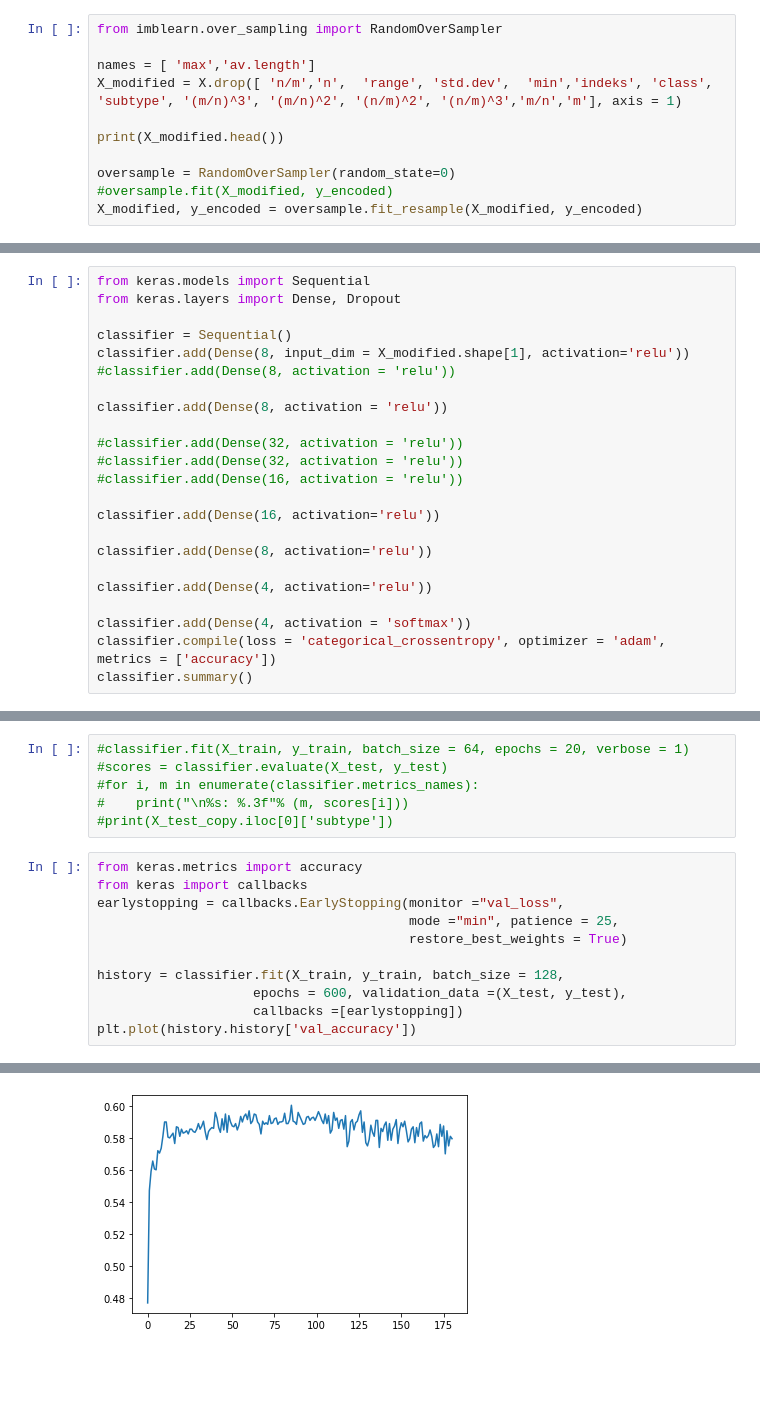
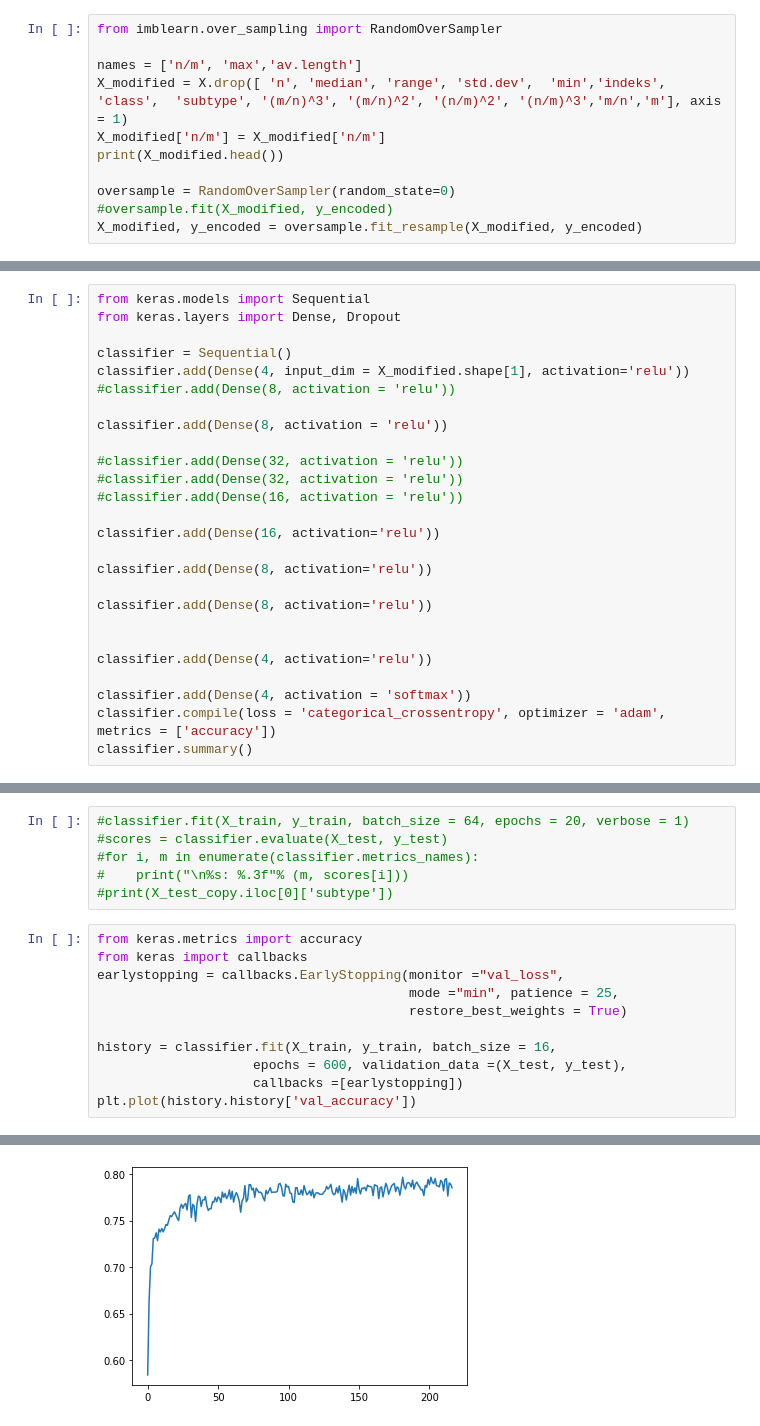
Before and after one commit to harel-coffee/pouw-auto, a Jupyter notebook: 4Neural_Network_Multi_Classs_Classification.ipynb, the cells around one changed output, grey strips where cells are left out. Cells and saved outputs as stored; diff of their text form; blank space fills up the shorter version.

```diff
--- a/4Neural_Network_Multi_Classs_Classification.ipynb
+++ b/4Neural_Network_Multi_Classs_Classification.ipynb
@@ -82,9 +83,9 @@ X_modified = X
 # %%
 from imblearn.over_sampling import RandomOverSampler
 
-names = [ 'max','av.length']
-X_modified = X.drop([ 'n/m','n',  'range', 'std.dev',  'min','indeks', 'class',  'subtype', '(m/n)^3', '(m/n)^2', '(n/m)^2', '(n/m)^3','m/n','m'], axis = 1)
-
+names = ['n/m', 'max','av.length']
+X_modified = X.drop([ 'n', 'median', 'range', 'std.dev',  'min','indeks', 'class',  'subtype', '(m/n)^3', '(m/n)^2', '(n/m)^2', '(n/m)^3','m/n','m'], axis = 1)
+X_modified['n/m'] = X_modified['n/m']
 print(X_modified.head())
 
 oversample = RandomOverSampler(random_state=0)
@@ -146,7 +147,7 @@ from keras.models import Sequential
 from keras.layers import Dense, Dropout
 
 classifier = Sequential()
-classifier.add(Dense(8, input_dim = X_modified.shape[1], activation='relu'))
+classifier.add(Dense(4, input_dim = X_modified.shape[1], activation='relu'))
 #classifier.add(Dense(8, activation = 'relu'))
 
 classifier.add(Dense(8, activation = 'relu'))
@@ -159,6 +160,9 @@ classifier.add(Dense(16, activation='relu'))
 
 classifier.add(Dense(8, activation='relu'))
 
+classifier.add(Dense(8, activation='relu'))
+
+
 classifier.add(Dense(4, activation='relu'))
 
 classifier.add(Dense(4, activation = 'softmax'))
@@ -195,7 +199,7 @@ earlystopping = callbacks.EarlyStopping(monitor ="val_loss",
                                         mode ="min", patience = 25,
                                         restore_best_weights = True)
 
-history = classifier.fit(X_train, y_train, batch_size = 128,
+history = classifier.fit(X_train, y_train, batch_size = 16,
                     epochs = 600, validation_data =(X_test, y_test),
                     callbacks =[earlystopping])
 plt.plot(history.history['val_accuracy'])
@@ -220,5 +224,5 @@ Epoch 181/600
 [<matplotlib.lines.Line2D at 0x...>]
-[figure, old version]
+[figure, new version]
 # %%
 from keras.metrics import accuracy
 #test_size = X_test.shape[0]
```
Also changed, not shown: parts of 11 cells of this notebook.
